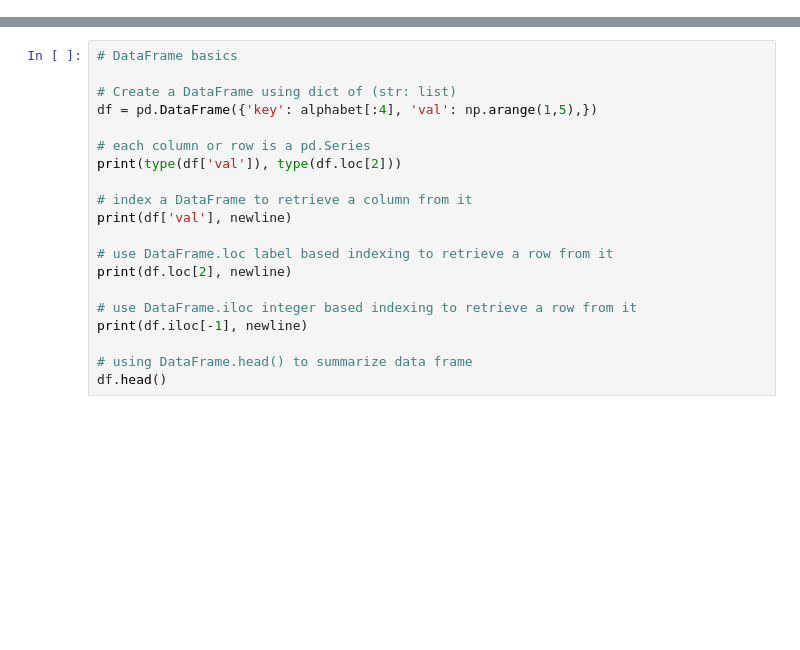
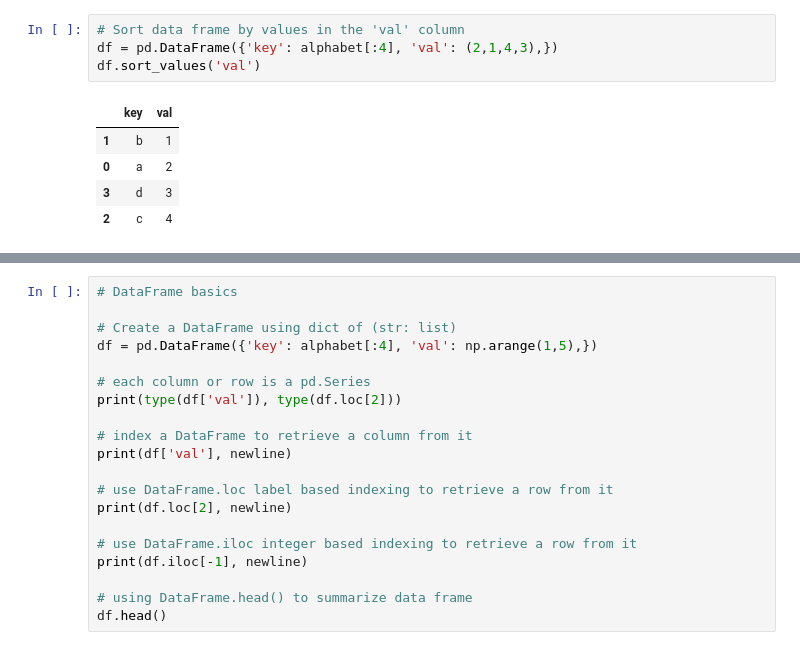
Before and after one commit to fireofearth/document, a Jupyter notebook: python/doc.pandas.ipynb, the cells around one changed output, grey strips where cells are left out. Cells and saved outputs as stored; diff of their text form; blank space fills up the shorter version.

```diff
--- a/python/doc.pandas.ipynb
+++ b/python/doc.pandas.ipynb
@@ -44,0 +107,10 @@ s['key'], s['val'], s.index, s.values
+# %%
+# Sort data frame by values in the 'val' column
+df = pd.DataFrame({'key': alphabet[:4], 'val': (2,1,4,3),})
+df.sort_values('val')
+# %% [output]
+|  | key | val |
+| 1 | b | 1 |
+| 0 | a | 2 |
+| 3 | d | 3 |
+| 2 | c | 4 |
```
Also changed, not shown: parts of 13 cells of this notebook, 10 other files.
